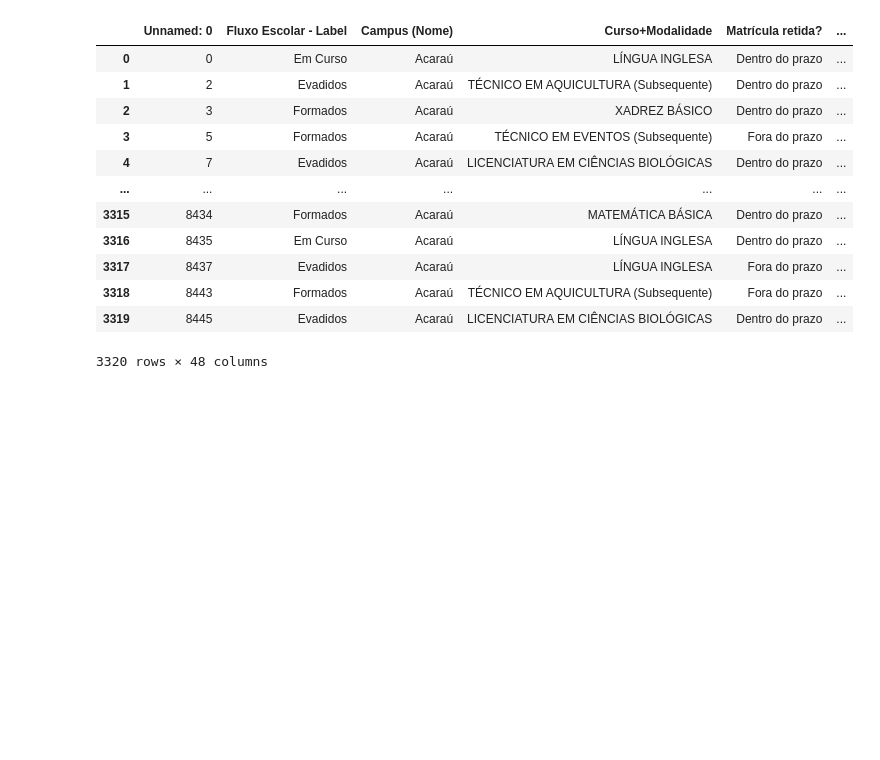
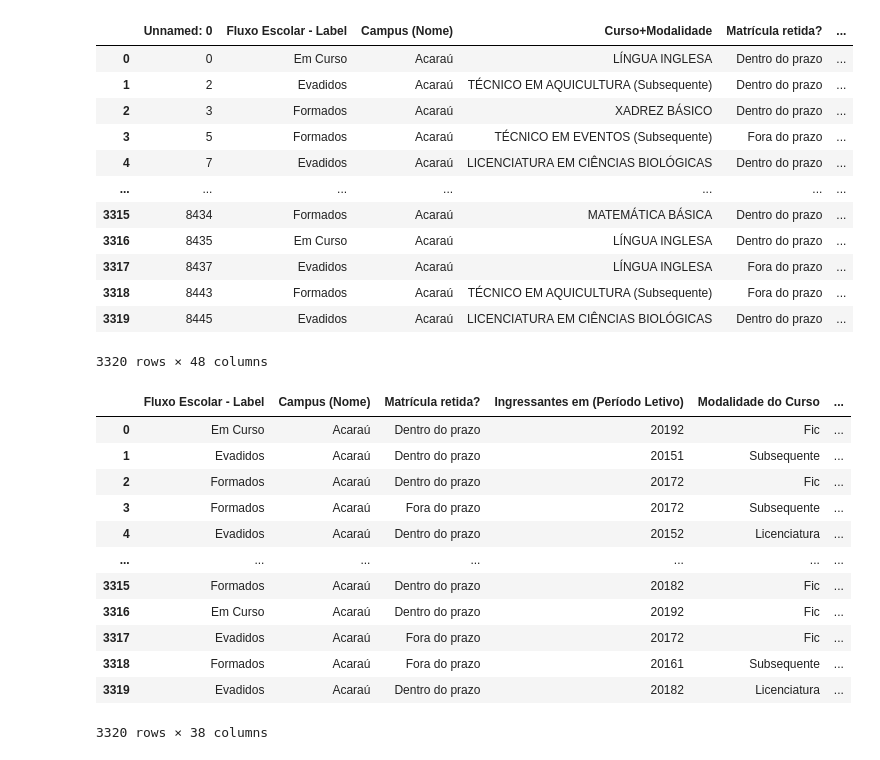
Before and after one commit to Daliego/special_topics_final_work, a Jupyter notebook: src/clean_original_dataframe.ipynb, the cells around one changed output. Cells and saved outputs as stored; diff of their text form; code cells hidden in the pictures; blank space fills up the shorter version.

Commit message:
updated dataframe analisys, generated new datasets (in course, graduated and dropout students)

```diff
--- a/src/clean_original_dataframe.ipynb
+++ b/src/clean_original_dataframe.ipynb
@@ -11,7 +11,7 @@ df: DataFrame
 # %%
 # Save the file on the data, verifying before if its not overwriting something
 try:
-    df = pd.read_excel("./data/original_data_aracau.ods", engine="odf")
+    initial_df = pd.read_excel("./data/original_data_aracau.ods", engine="odf")
 except FileNotFoundError as error:
     print("The file already exist")
     raise Exception("The file already exist")
@@ -37,7 +37,7 @@ df
 # %%
 # Droped 10 collumns
 
-formated_df = df.drop(
+formated_df = initial_df.drop(
     columns=[
         "Curso+Modalidade",
         "Modalidade de Ensino",
@@ -53,8 +53,19 @@ formated_df = df.drop(
         "Unnamed: 0",
     ]
 )
-
-
-formated_df = formated_df.dropna()
-
-df = formated_df
+# %%
+formated_df
+# %% [output]
+|  | Fluxo Escolar - Label | Campus (Nome) | Matrícula retida? | Ingressantes em (Período Letivo) | Modalidade do Curso | ... |
+| 0 | Em Curso | Acaraú | Dentro do prazo | 20192 | Fic | ... |
+| 1 | Evadidos | Acaraú | Dentro do prazo | 20151 | Subsequente | ... |
+| 2 | Formados | Acaraú | Dentro do prazo | 20172 | Fic | ... |
+| 3 | Formados | Acaraú | Fora do prazo | 20172 | Subsequente | ... |
+| 4 | Evadidos | Acaraú | Dentro do prazo | 20152 | Licenciatura | ... |
+| ... | ... | ... | ... | ... | ... | ... |
+| 3315 | Formados | Acaraú | Dentro do prazo | 20182 | Fic | ... |
+| 3316 | Em Curso | Acaraú | Dentro do prazo | 20192 | Fic | ... |
+| 3317 | Evadidos | Acaraú | Fora do prazo | 20172 | Fic | ... |
+| 3318 | Formados | Acaraú | Fora do prazo | 20161 | Subsequente | ... |
+| 3319 | Evadidos | Acaraú | Dentro do prazo | 20182 | Licenciatura | ... |
+3320 rows × 38 columns
```
Also changed, not shown: parts of 11 cells of this notebook, 7 other files.
